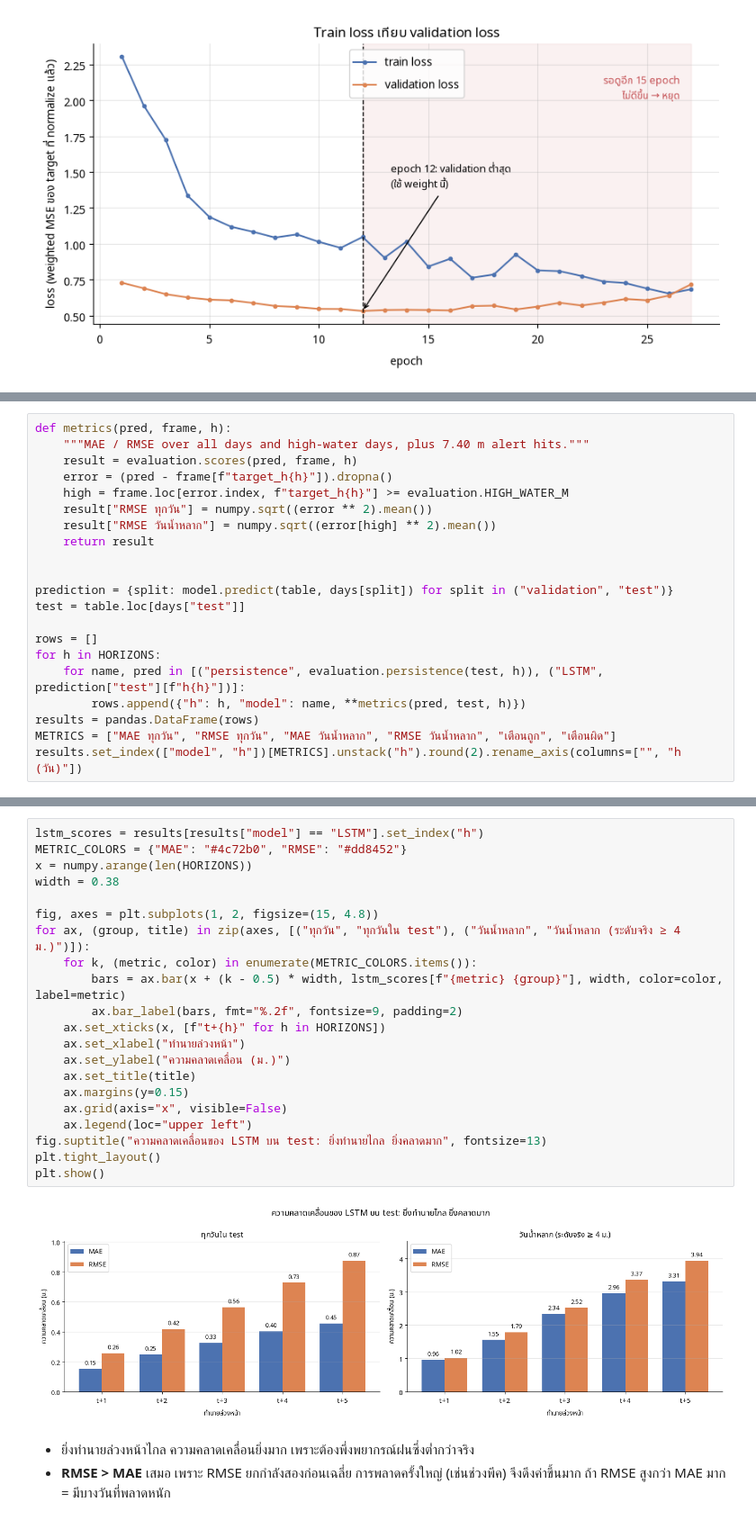
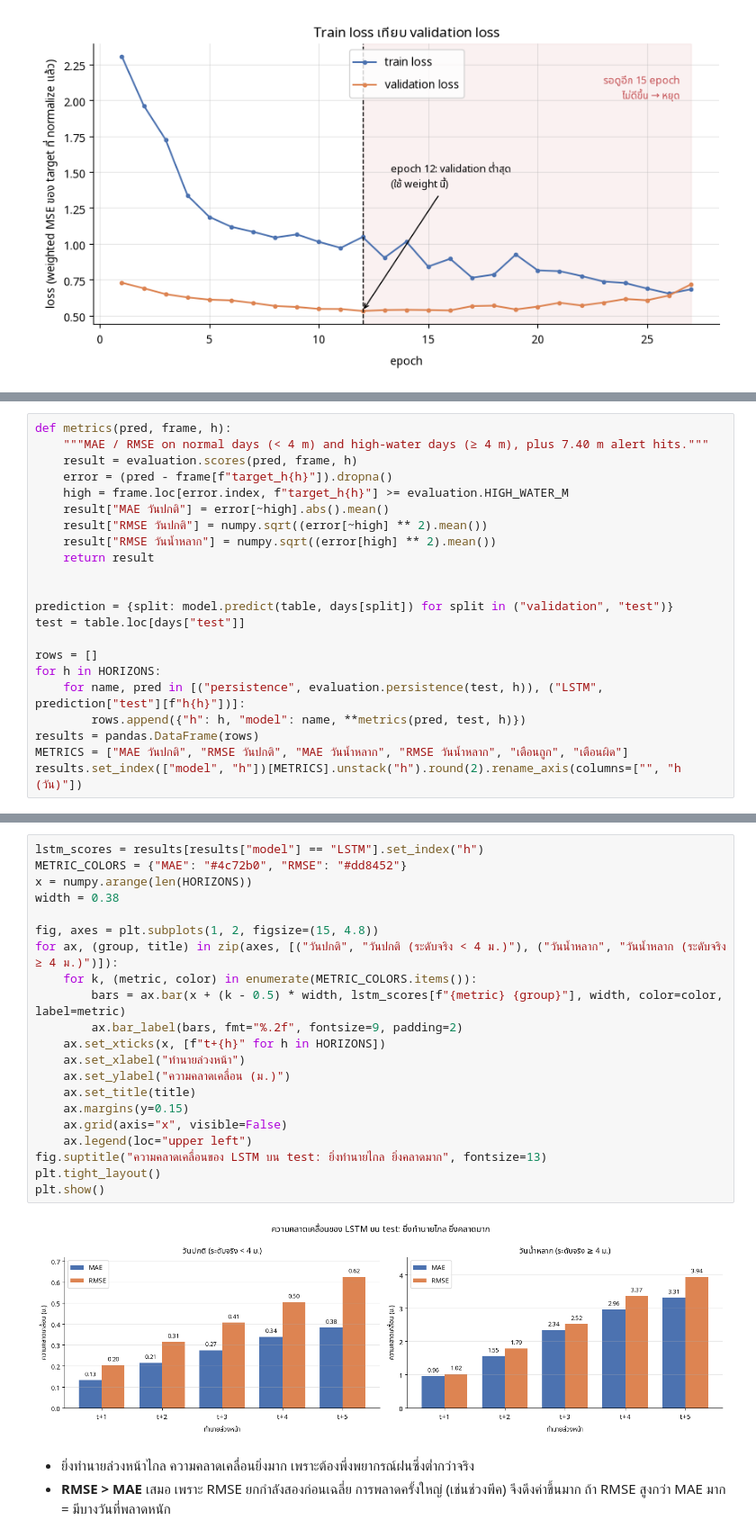
Before and after one commit to Jackyzaz/mojito, a Jupyter notebook: notebook/03_lstm.ipynb, the cells around one changed output, grey strips where cells are left out. Shown at 90% size. Saved outputs shown, nothing was run; the diff lists cells and outputs as text.

```diff
--- a/notebook/03_lstm.ipynb
+++ b/notebook/03_lstm.ipynb
@@ -123,11 +243,12 @@ plt.show()
 - **เตือนถูก / เตือนผิด:** ทำนาย ≥ 7.40 ม. (ท่วมพื้นที่ลุ่มต่ำ) ตรงกับวันที่ท่วมจริงกี่วัน
 # %%
 def metrics(pred, frame, h):
-    """MAE / RMSE over all days and high-water days, plus 7.40 m alert hits."""
+    """MAE / RMSE on normal days (< 4 m) and high-water days (≥ 4 m), plus 7.40 m alert hits."""
     result = evaluation.scores(pred, frame, h)
     error = (pred - frame[f"target_h{h}"]).dropna()
     high = frame.loc[error.index, f"target_h{h}"] >= evaluation.HIGH_WATER_M
-    result["RMSE ทุกวัน"] = numpy.sqrt((error ** 2).mean())
+    result["MAE วันปกติ"] = error[~high].abs().mean()
+    result["RMSE วันปกติ"] = numpy.sqrt((error[~high] ** 2).mean())
     result["RMSE วันน้ำหลาก"] = numpy.sqrt((error[high] ** 2).mean())
     return result
 
@@ -140,6 +261,6 @@ for h in HORIZONS:
     for name, pred in [("persistence", evaluation.persistence(test, h)), ("LSTM", prediction["test"][f"h{h}"])]:
         rows.append({"h": h, "model": name, **metrics(pred, test, h)})
 results = pandas.DataFrame(rows)
-METRICS = ["MAE ทุกวัน", "RMSE ทุกวัน", "MAE วันน้ำหลาก", "RMSE วันน้ำหลาก", "เตือนถูก", "เตือนผิด"]
+METRICS = ["MAE วันปกติ", "RMSE วันปกติ", "MAE วันน้ำหลาก", "RMSE วันน้ำหลาก", "เตือนถูก", "เตือนผิด"]
 results.set_index(["model", "h"])[METRICS].unstack("h").round(2).rename_axis(columns=["", "h (วัน)"])
 # %% [output]
@@ -152,26 +273,26 @@ results.set_index(["model", "h"])[METRICS].unstack("h").round(2).rename_axis(col
 # %%
 lstm_scores = results[results["model"] == "LSTM"].set_index("h")
 METRIC_COLORS = {"MAE": "#4c72b0", "RMSE": "#dd8452"}
 x = numpy.arange(len(HORIZONS))
 width = 0.38
 
 fig, axes = plt.subplots(1, 2, figsize=(15, 4.8))
-for ax, (group, title) in zip(axes, [("ทุกวัน", "ทุกวันใน test"), ("วันน้ำหลาก", "วันน้ำหลาก (ระดับจริง ≥ 4 ม.)")]):
+for ax, (group, title) in zip(axes, [("วันปกติ", "วันปกติ (ระดับจริง < 4 ม.)"), ("วันน้ำหลาก", "วันน้ำหลาก (ระดับจริง ≥ 4 ม.)")]):
     for k, (metric, color) in enumerate(METRIC_COLORS.items()):
         bars = ax.bar(x + (k - 0.5) * width, lstm_scores[f"{metric} {group}"], width, color=color, label=metric)
         ax.bar_label(bars, fmt="%.2f", fontsize=9, padding=2)
     ax.set_xticks(x, [f"t+{h}" for h in HORIZONS])
     ax.set_xlabel("ทำนายล่วงหน้า")
     ax.set_ylabel("ความคลาดเคลื่อน (ม.)")
     ax.set_title(title)
     ax.margins(y=0.15)
     ax.grid(axis="x", visible=False)
     ax.legend(loc="upper left")
 fig.suptitle("ความคลาดเคลื่อนของ LSTM บน test: ยิ่งทำนายไกล ยิ่งคลาดมาก", fontsize=13)
 plt.tight_layout()
 plt.show()
 # %% [output]
-[figure, old version]
+[figure, new version]
 # %% [markdown]
 - ยิ่งทำนายล่วงหน้าไกล ความคลาดเคลื่อนยิ่งมาก เพราะต้องพึ่งพยากรณ์ฝนซึ่งต่ำกว่าจริง
 - **RMSE > MAE** เสมอ เพราะ RMSE ยกกำลังสองก่อนเฉลี่ย การพลาดครั้งใหญ่ (เช่นช่วงพีค) จึงดึงค่าขึ้นมาก
```
Also changed, not shown: parts of 18 cells of this notebook, 13 other files.
